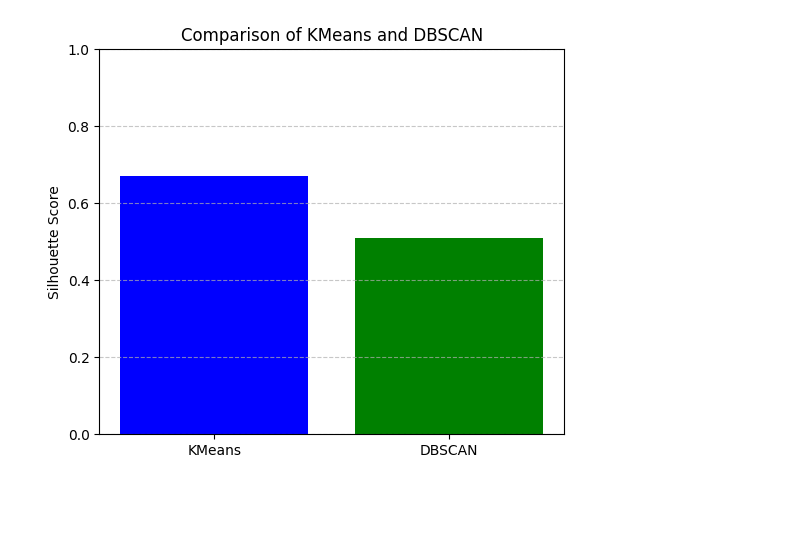
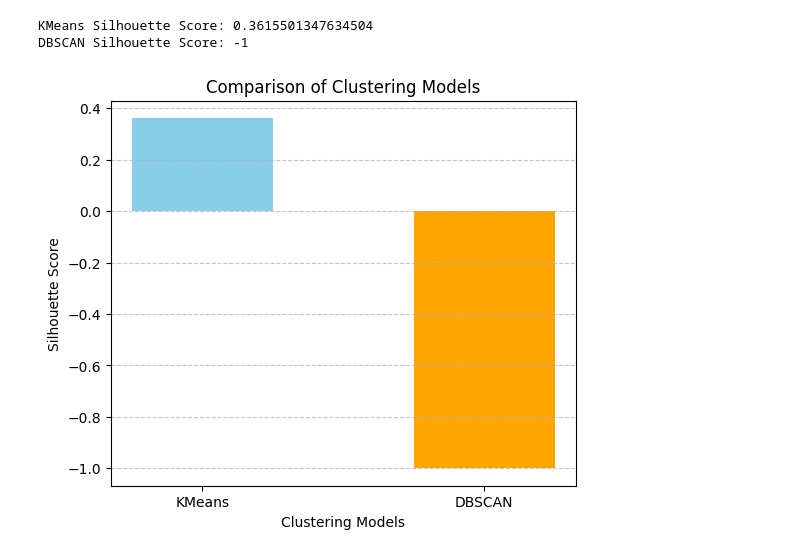
Before and after one commit to OmMakwana02/MyLearning, a Jupyter notebook: Projects/Crime Detection/dwm.ipynb, the cells around one changed output. Cells and saved outputs as stored; diff of their text form; code cells hidden in the pictures; blank space fills up the shorter version.

```diff
--- a/Projects/Crime Detection/dwm.ipynb
+++ b/Projects/Crime Detection/dwm.ipynb
@@ -381,0 +27,23 @@ plt.show()
+# %%
+# ==== Utility functions ====
+def run_kmeans(X, n_clusters=4, random_state=42):
+    kmeans = KMeans(n_clusters=n_clusters, random_state=random_state)
+    labels = kmeans.fit_predict(X)
+    score = silhouette_score(X, labels)
+    return labels, score
+
+def run_dbscan(X, eps=0.3, min_samples=5):
+    dbscan = DBSCAN(eps=eps, min_samples=min_samples)
+    labels = dbscan.fit_predict(X)
+    score = silhouette_score(X, labels) if len(set(labels)) > 1 else -1
+    return labels, score
+
+def plot_clusters(X, labels, title, cmap="viridis"):
+    plt.scatter(X[:, 0], X[:, 1], c=labels, cmap=cmap, s=10)
+    plt.title(title)
+    plt.xlabel("Latitude")
+    plt.ylabel("Longitude")
+# %%
+# ==== Run clustering ====
+kmeans_labels, kmeans_score = run_kmeans(X_scaled, n_clusters=4)
+dbscan_labels, dbscan_score = run_dbscan(X_scaled, eps=0.3, min_samples=5)
@@ -382,20 +64,22 @@ plt.show()
+# %%
+# ==== Print scores ====
+print("KMeans Silhouette Score:", kmeans_score)
+print("DBSCAN Silhouette Score:", dbscan_score)
+# %% [output]
+KMeans Silhouette Score: 0.3615501347634504
+DBSCAN Silhouette Score: -1
 # %%
-import matplotlib.pyplot as plt
-
-# Replace with actual silhouette scores or accuracy values from your notebook
-kmeans_score = 0.67
-dbscan_score = 0.51
-
-# Plotting
+# ==== Bar Plot Comparison (KMeans vs DBSCAN) ====
 models = ['KMeans', 'DBSCAN']
 scores = [kmeans_score, dbscan_score]
 
 plt.figure(figsize=(6, 5))
-plt.bar(models, scores, color=['blue', 'green'])
-plt.title('Comparison of KMeans and DBSCAN')
+plt.bar(models, scores, color=['skyblue', 'orange'], width=0.5)
+
+plt.xlabel('Clustering Models')
 plt.ylabel('Silhouette Score')
-plt.ylim(0, 1)
+plt.title('Comparison of Clustering Models')
 plt.grid(axis='y', linestyle='--', alpha=0.7)
 plt.show()
 # %% [output]
-[figure, old version]
+[figure, new version]
```
Also changed, not shown: parts of 24 cells of this notebook, 3 other files.
